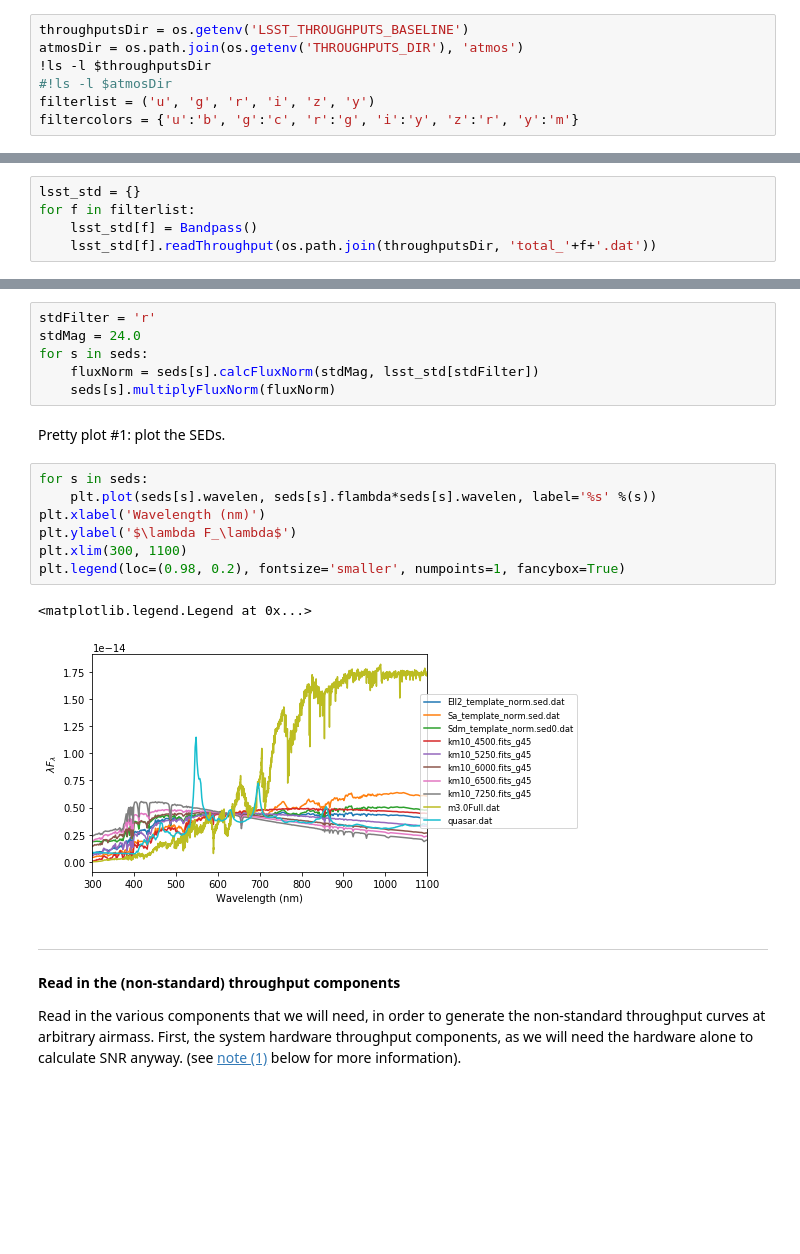
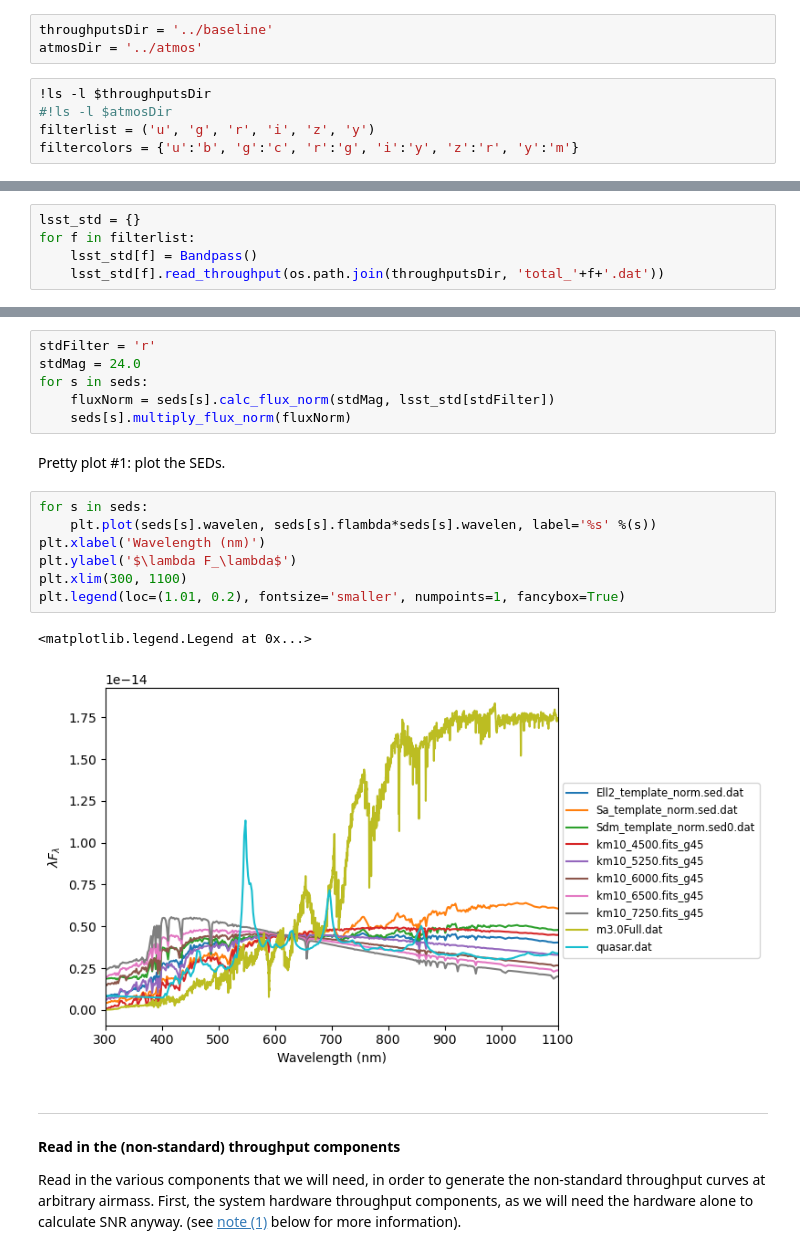
Before and after one commit to lsst/throughputs, a Jupyter notebook: examples/Calculating SNR.ipynb, the cells around one changed output, grey strips where cells are left out. Saved outputs shown, nothing was run; the diff lists cells and outputs as text; blank space fills up the shorter version.

```diff
--- a/examples/Calculating SNR.ipynb
+++ b/examples/Calculating SNR.ipynb
@@ -49,9 +44,10 @@ if 'quasar.dat' in seds:
 <b>Read the standard throughput curves</b>.
 
 First, get the names of the directories containing the baseline throughput curves and a set of standard atmosphere curves at a range of airmass (also from the throughputs package). We'll also take a peek at the contents of these directories, in case you haven't seen them before.
+# %%
+throughputsDir = '../baseline'
+atmosDir = '../atmos'
 # %%
-throughputsDir = os.getenv('LSST_THROUGHPUTS_BASELINE')
-atmosDir = os.path.join(os.getenv('THROUGHPUTS_DIR'), 'atmos')
 !ls -l $throughputsDir
 #!ls -l $atmosDir
 filterlist = ('u', 'g', 'r', 'i', 'z', 'y')
@@ -80,7 +76,7 @@ Read in the set of throughput curves we'll use as our "standard". These are the
 lsst_std = {}
 for f in filterlist:
     lsst_std[f] = Bandpass()
-    lsst_std[f].readThroughput(os.path.join(throughputsDir, 'total_'+f+'.dat'))
+    lsst_std[f].read_throughput(os.path.join(throughputsDir, 'total_'+f+'.dat'))
 # %% [markdown]
 ---
 <b>Set the desired magnitude.</b>
@@ -90,20 +86,20 @@ Use these standard throughput curves to set the desired magnitude for each SED i
 stdFilter = 'r'
 stdMag = 24.0
 for s in seds:
-    fluxNorm = seds[s].calcFluxNorm(stdMag, lsst_std[stdFilter])
-    seds[s].multiplyFluxNorm(fluxNorm)
+    fluxNorm = seds[s].calc_flux_norm(stdMag, lsst_std[stdFilter])
+    seds[s].multiply_flux_norm(fluxNorm)
 # %% [markdown]
 Pretty plot #1: plot the SEDs.
 # %%
 for s in seds:
     plt.plot(seds[s].wavelen, seds[s].flambda*seds[s].wavelen, label='%s' %(s))
 plt.xlabel('Wavelength (nm)')
 plt.ylabel('$\lambda F_\lambda$')
 plt.xlim(300, 1100)
-plt.legend(loc=(0.98, 0.2), fontsize='smaller', numpoints=1, fancybox=True)
+plt.legend(loc=(1.01, 0.2), fontsize='smaller', numpoints=1, fancybox=True)
 # %% [output]
 <matplotlib.legend.Legend at 0x...>
-[figure, old version]
+[figure, new version]
 # %% [markdown]
 ---
 <b>Read in the (non-standard) throughput components</b>
```
Also changed, not shown: parts of 21 cells of this notebook, 46 other files.
